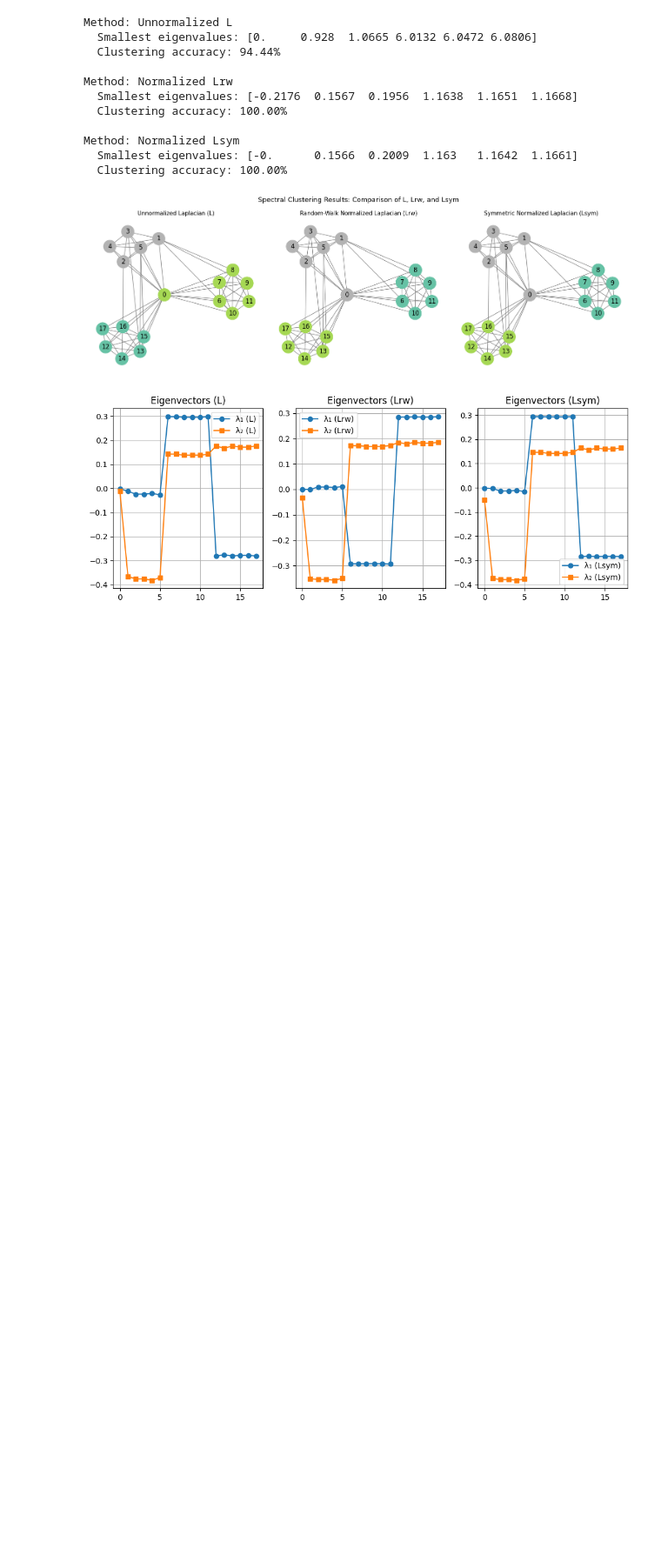
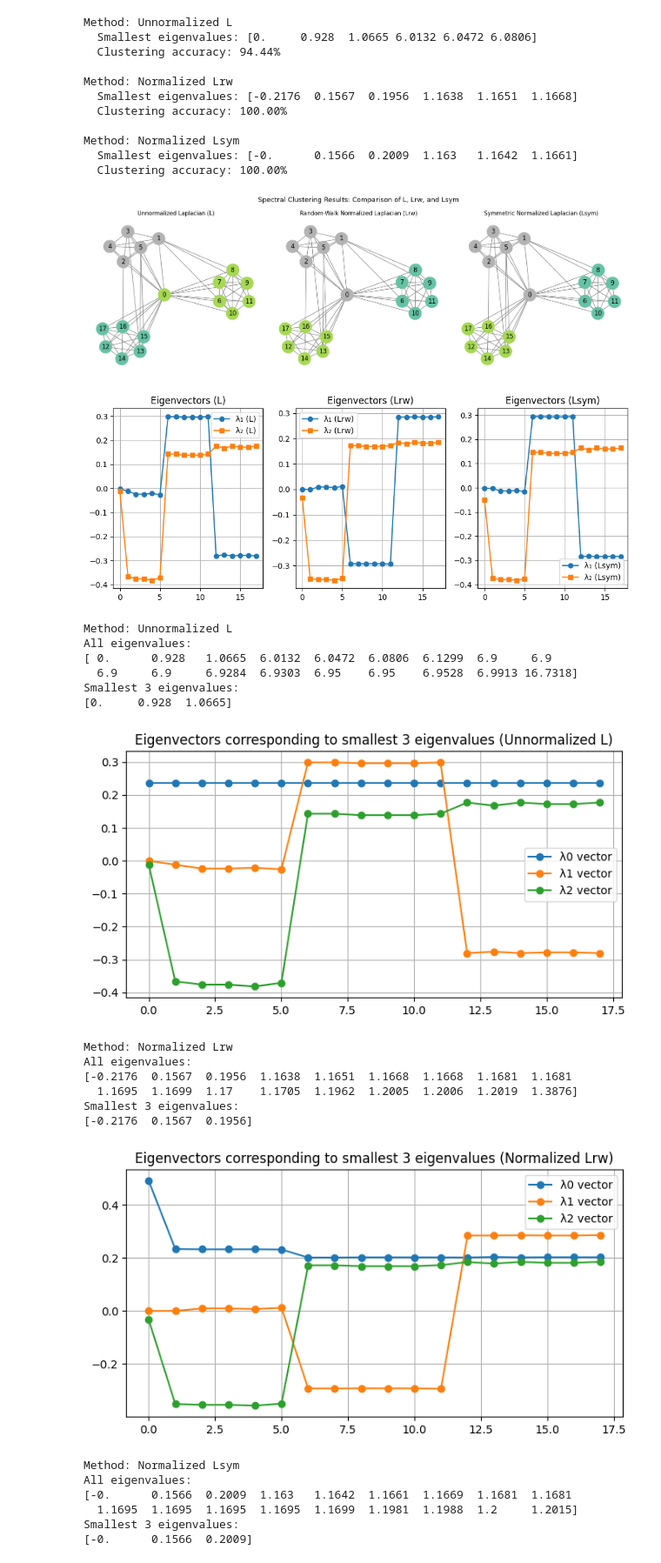
Before and after one commit to mehrnazeraeisi/Spectral-Clustering, a Jupyter notebook: Example_of_SpecralClustering.ipynb, the cells around one changed output. Shown at 87% size. Drawn from its saved outputs; the diff is of its cells as text; code cells hidden in the pictures; blank space fills up the shorter version.

```diff
--- a/Example_of_SpecralClustering.ipynb
+++ b/Example_of_SpecralClustering.ipynb
@@ -547,3 +692,50 @@ Method: Normalized Lsym
   Clustering accuracy: 100.00%
 [figure]
 [figure]
+# %%
+# -----------------------------
+# 4b. Eigen decomposition: show top 3 smallest eigenvalues and all eigenvalues
+# -----------------------------
+def show_eigen_info(L_matrix, method_name, k=3):
+    eigvals, eigvecs = np.linalg.eigh(L_matrix)
+
+    print(f"\nMethod: {method_name}")
+    print("All eigenvalues:")
+    print(np.round(eigvals, 4))
+    print(f"Smallest {k} eigenvalues:")
+    print(np.round(eigvals[:k], 4))
+
+    # نمایش بردارهای ویژه سه مقدار کوچک
+    plt.figure(figsize=(8,4))
+    for i in range(k):
+        plt.plot(eigvecs[:, i], 'o-', label=f'λ{i} vector')
+    plt.title(f'Eigenvectors corresponding to smallest {k} eigenvalues ({method_name})')
+    plt.legend(); plt.grid(True)
+    plt.show()
+
+    return eigvals, eigvecs
+
+eigvals_L, eigvecs_L = show_eigen_info(L, "Unnormalized L", k=3)
+eigvals_Lrw, eigvecs_Lrw = show_eigen_info(Lrw, "Normalized Lrw", k=3)
+eigvals_Lsym, eigvecs_Lsym = show_eigen_info(Lsym, "Normalized Lsym", k=3)
+# %% [output]
+Method: Unnormalized L
+All eigenvalues:
+[ 0.      0.928   1.0665  6.0132  6.0472  6.0806  6.1299  6.9     6.9
+  6.9     6.9     6.9284  6.9303  6.95    6.95    6.9528  6.9913 16.7318]
+Smallest 3 eigenvalues:
+[0.     0.928  1.0665]
+[figure, added]
+Method: Normalized Lrw
+All eigenvalues:
+[-0.2176  0.1567  0.1956  1.1638  1.1651  1.1668  1.1668  1.1681  1.1681
+  1.1695  1.1699  1.17    1.1705  1.1962  1.2005  1.2006  1.2019  1.3876]
+Smallest 3 eigenvalues:
+[-0.2176  0.1567  0.1956]
+[figure, added]
+Method: Normalized Lsym
+All eigenvalues:
+[-0.      0.1566  0.2009  1.163   1.1642  1.1661  1.1669  1.1681  1.1681
+  1.1695  1.1695  1.1695  1.1695  1.1699  1.1981  1.1988  1.2     1.2015]
+Smallest 3 eigenvalues:
+[-0.      0.1566  0.2009]
```
Also changed, not shown: parts of 4 cells of this notebook.
